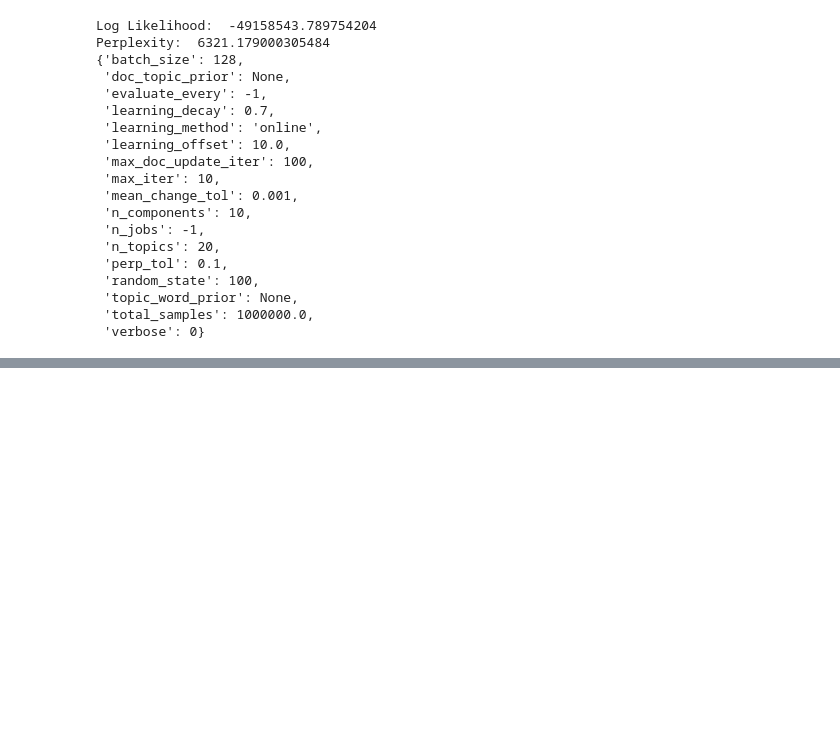
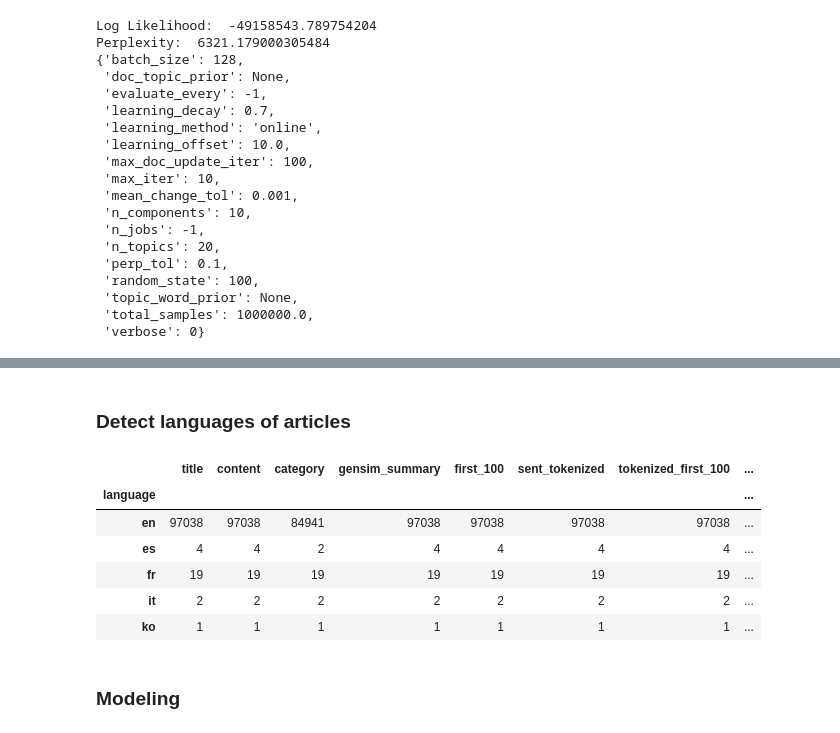
Before and after one commit to AustinKrause/nyt-article-summarizer, a Jupyter notebook: LDA.ipynb, the cells around one changed output, grey strips where cells are left out. Drawn from its saved outputs; the diff is of its cells as text; code cells hidden in the pictures; blank space fills up the shorter version.

```diff
--- a/LDA.ipynb
+++ b/LDA.ipynb
@@ -208,0 +239,14 @@ show_topics(vectorizer, lda_model, n_words=1)
+# %% [markdown]
+<h3> Detect languages of articles
+# %%
+df['language'] = df['lemmatize_first_100'].apply(detect)
+# %%
+df.groupby('language').count()
+# %% [output]
+|  | title | content | category | gensim_summary | first_100 | sent_tokenized | tokenized_first_100 | ... |
+| language |  |  |  |  |  |  |  | ... |
+| en | 97038 | 97038 | 84941 | 97038 | 97038 | 97038 | 97038 | ... |
+| es | 4 | 4 | 2 | 4 | 4 | 4 | 4 | ... |
+| fr | 19 | 19 | 19 | 19 | 19 | 19 | 19 | ... |
+| it | 2 | 2 | 2 | 2 | 2 | 2 | 2 | ... |
+| ko | 1 | 1 | 1 | 1 | 1 | 1 | 1 | ... |
@@ -208,0 +258,2 @@ show_topics(vectorizer, lda_model, n_words=1)
+# %% [markdown]
+<h3>Modeling
```
Also changed, not shown: parts of 37 cells of this notebook.
